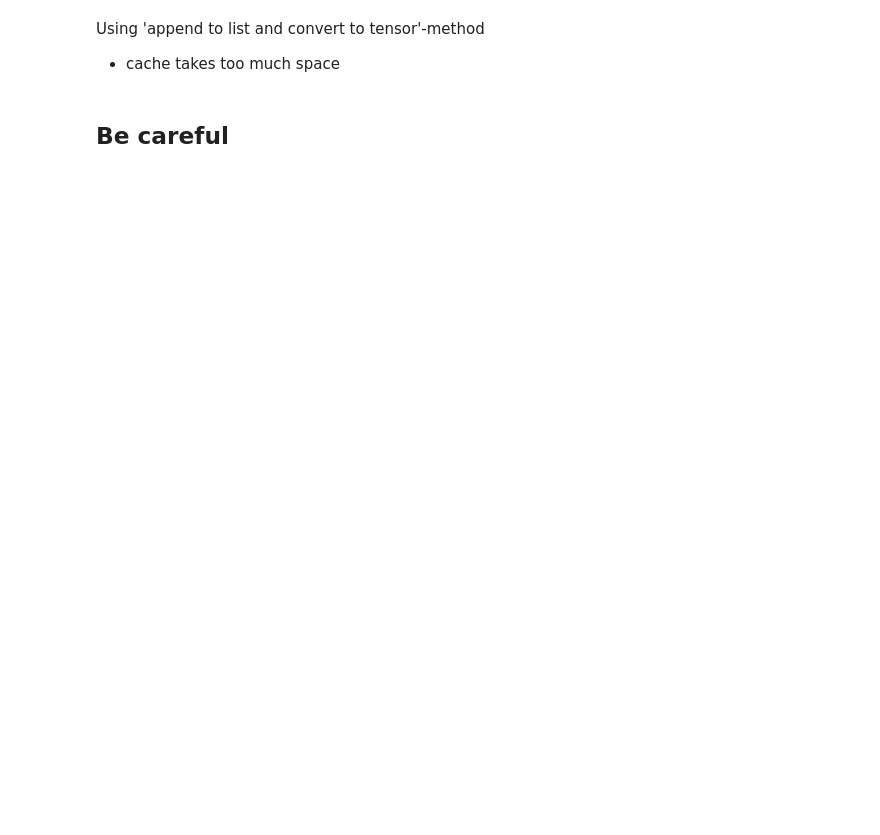
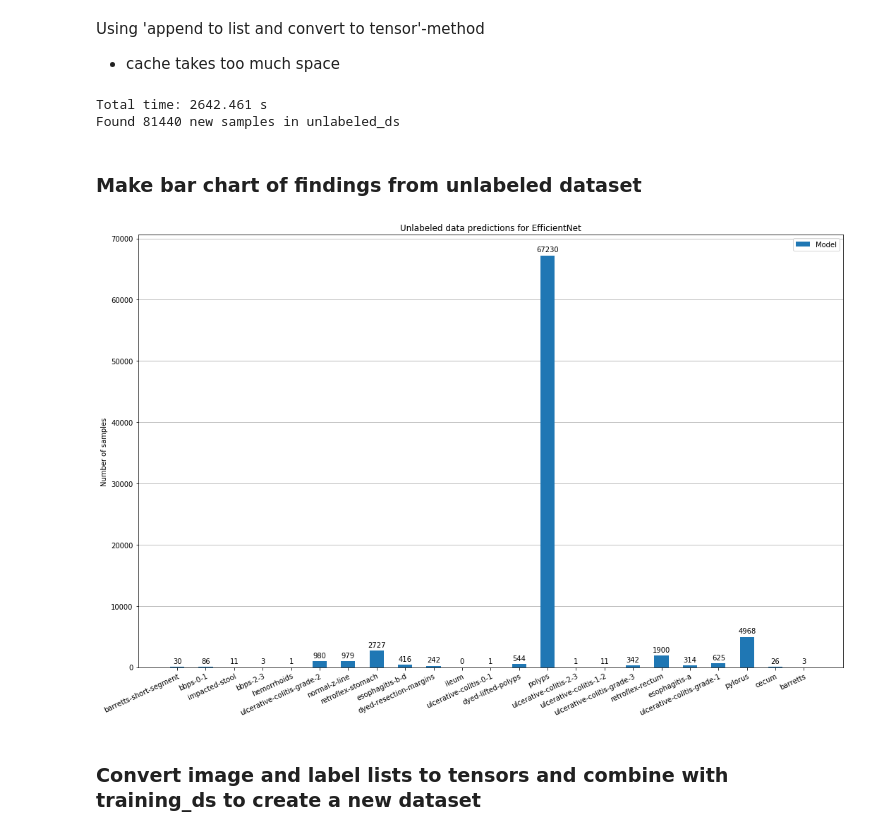
Before and after one commit to henriklg/teacher-student-framework, a Jupyter notebook: code/hyper-kvasir/efficientNets.ipynb, the cells around one changed output. Saved outputs shown, nothing was run; the diff lists cells and outputs as text; code cells hidden in the pictures; blank space fills up the shorter version.

```diff
--- a/code/hyper-kvasir/efficientNets.ipynb
+++ b/code/hyper-kvasir/efficientNets.ipynb
@@ -395,7 +437,7 @@ Using 'append to list and convert to tensor'-method
 # %%
 from tqdm.notebook import tqdm
 
-pred_confidence = 0.99
+pred_confidence = 0.90
 new_samples_counter = 0
 total_time = time.time()
 img_list = []
@@ -421,3 +463,6 @@ for count, (image,label) in enumerate(unlabeled_ds):
 
 print ("\nTotal time: {:.3f} s".format( time.time() - total_time ))
 print ("Found", new_samples_counter, "new samples in unlabeled_ds")
+# %% [output]
+Total time: 2642.461 s
+Found 81440 new samples in unlabeled_ds
@@ -424 +478,52 @@ print ("Found", new_samples_counter, "new samples in unlabeled_ds")
+# %% [markdown]
+### Make bar chart of findings from unlabeled dataset
+# %%
+# Count findings
+findings = [0]*len(class_names)
+
+for i in lab_list:
+    findings[i] += 1
+# %%
+assert len(class_names) == len(findings), "Must be same length."
+
+x = np.arange(len(class_names))
+width = 0.5
+
+fig, ax = plt.subplots(figsize=(15,10))
+rects1 = ax.bar(x, findings, width, label='Model')
+#rects2 = ax.bar(x + width/2, women_means, width, label='Women')
+
+# Add some text for labels, title and custom x-axis tick labels, etc.
+ax.set_ylabel('Number of samples')
+ax.set_title('Unlabeled data predictions for EfficientNet')
+ax.set_xticks(x)
+ax.set_xticklabels(class_names)
+ax.set_axisbelow(True)
+ax.legend()
+
+# Rotate the tick labels and set their alignment.
+plt.setp(ax.get_xticklabels(), rotation=25, ha="right",
+         rotation_mode="anchor")
+plt.grid(axis='y')
+
+def autolabel(rects):
+    """Attach a text label above each bar in *rects*, displaying its height."""
+    for rect in rects:
+        height = rect.get_height()
+        ax.annotate('{}'.format(height),
+                    xy=(rect.get_x() + rect.get_width() / 2, height),
+                    xytext=(0, 3),  # 3 points vertical offset
+                    textcoords="offset points",
+                    ha='center', va='bottom')
+
+
+autolabel(rects1)
+
+fig.tight_layout()
+plt.savefig(log_dir+'/unlab_data_prediction.pdf', format='pdf')
+plt.show()
+# %% [output]
+[figure, added]
+# %% [markdown]
+### Convert image and label lists to tensors and combine with training_ds to create a new dataset
 # %%
@@ -434,2 +533,0 @@ print ("New size:", num_elements)
-# %% [markdown]
-## Be careful
```
Also changed, not shown: parts of 44 cells of this notebook.
